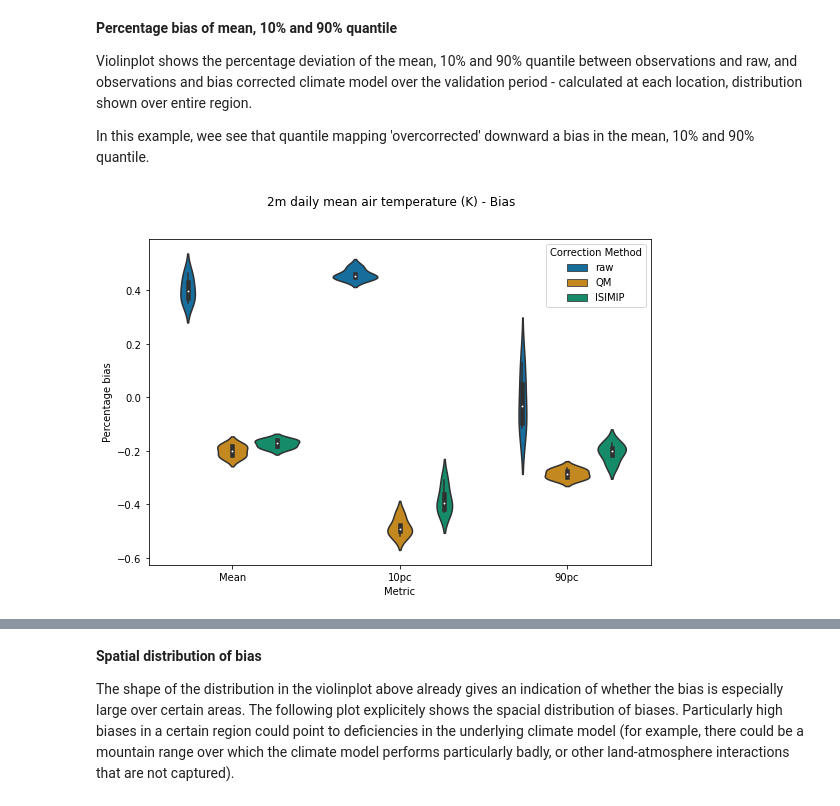
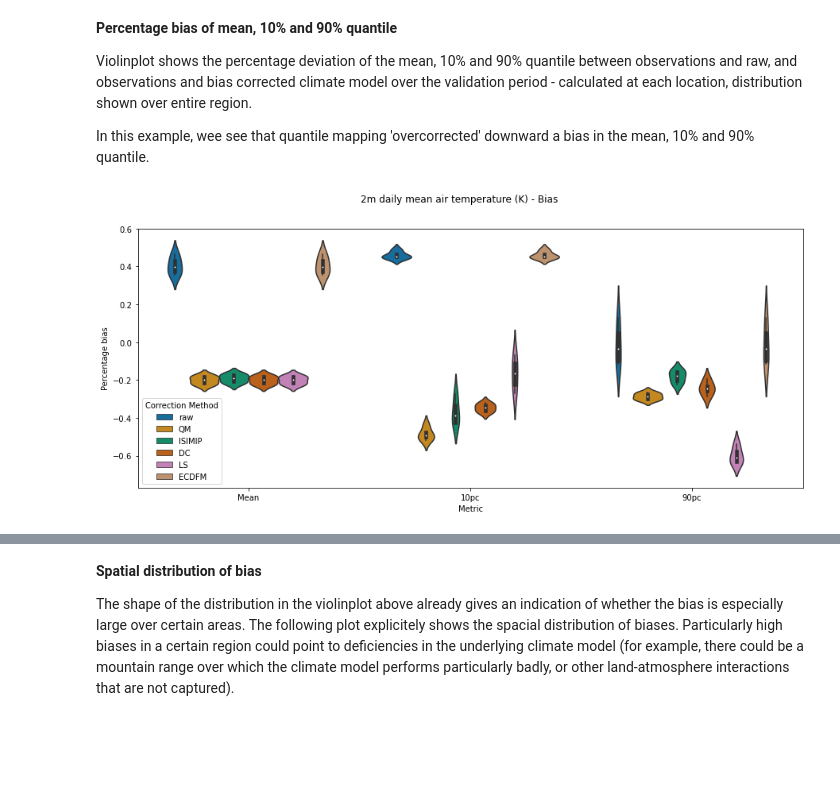
Before and after one commit to ecmwf-projects/ibicus, a Jupyter notebook: notebooks/debiasers_comparison_and_evaluation.ipynb, the cells around one changed output, grey strips where cells are left out. Cells and saved outputs as stored; diff of their text form; code cells hidden in the pictures; blank space fills up the shorter version.

```diff
--- a/notebooks/debiasers_comparison_and_evaluation.ipynb
+++ b/notebooks/debiasers_comparison_and_evaluation.ipynb
@@ -133,0 +188,3 @@ test_debiased_hist = QM_tas_debiaser.apply(tas_obs, tas_cm_hist, tas_cm_hist)
+# %%
+tas_debiaser_ECDFM = EquidistantCDFMatching.from_variable(variable = "tas")
+tas_debiased_ECDFM = tas_debiaser_ECDFM.apply(tas_obs, tas_cm_hist, tas_cm_future)
@@ -134,6 +230,7 @@ test_debiased_hist = QM_tas_debiaser.apply(tas_obs, tas_cm_hist, tas_cm_hist)
 # %%
 # ISIMIP
-ISIMIP_tas_debiaser = ISIMIP.from_variable(variable = 'tas')
-tas_debiased_ISIMIP = ISIMIP_tas_debiaser.apply(tas_obs, tas_cm_hist, tas_cm_future, **tas_dates)
+tas_debiaser_ISIMIP = ISIMIP.from_variable(variable = 'tas')
+tas_debiased_ISIMIP = tas_debiaser_ISIMIP.apply(tas_obs, tas_cm_hist, tas_cm_future, **tas_dates)
+tas_debiaser_ISIMIP
 # %% [output]
 ----- Running debiasing -----
@@ -140,0 +255,4 @@ IndexError: arrays used as indices must be of integer (or boolean) type
+# %%
+tas_debiaser_DC = DeltaChange.from_variable(variable = "tas")
+tas_debiased_DC = tas_debiaser_DC.apply(tas_obs, tas_cm_hist, tas_cm_future)
+tas_debiaser_DC
@@ -140,0 +279,4 @@ IndexError: arrays used as indices must be of integer (or boolean) type
+# %%
+tas_debiaser_LS = LinearScaling.from_variable(variable = "tas")
+tas_debiased_LS = tas_debiaser_LS.apply(tas_obs, tas_cm_hist, tas_cm_future)
+tas_debiaser_LS
@@ -166,7 +382,8 @@ In this example, wee see that quantile mapping 'overcorrected' downward a bias i
 # %%
 # overview boxplot
 tas_bias_violinplot = marginal.plot_bias_distribution(variable = 'tas', data_obs = tas_obs_validate, data_raw = tas_cm_future,
-                             QM = tas_debiased_QM, ISIMIP = tas_debiased_ISIMIP)
+                             QM = tas_debiased_QM, ISIMIP = tas_debiased_ISIMIP, DC = tas_debiased_DC,
+                                                     LS = tas_debiased_LS, ECDFM = tas_debiased_ECDFM)
 tas_bias_violinplot.show()
 # %% [output]
-[figure, old version]
+[figure, new version]
```
Also changed, not shown: parts of 77 cells of this notebook, 8 other files.
